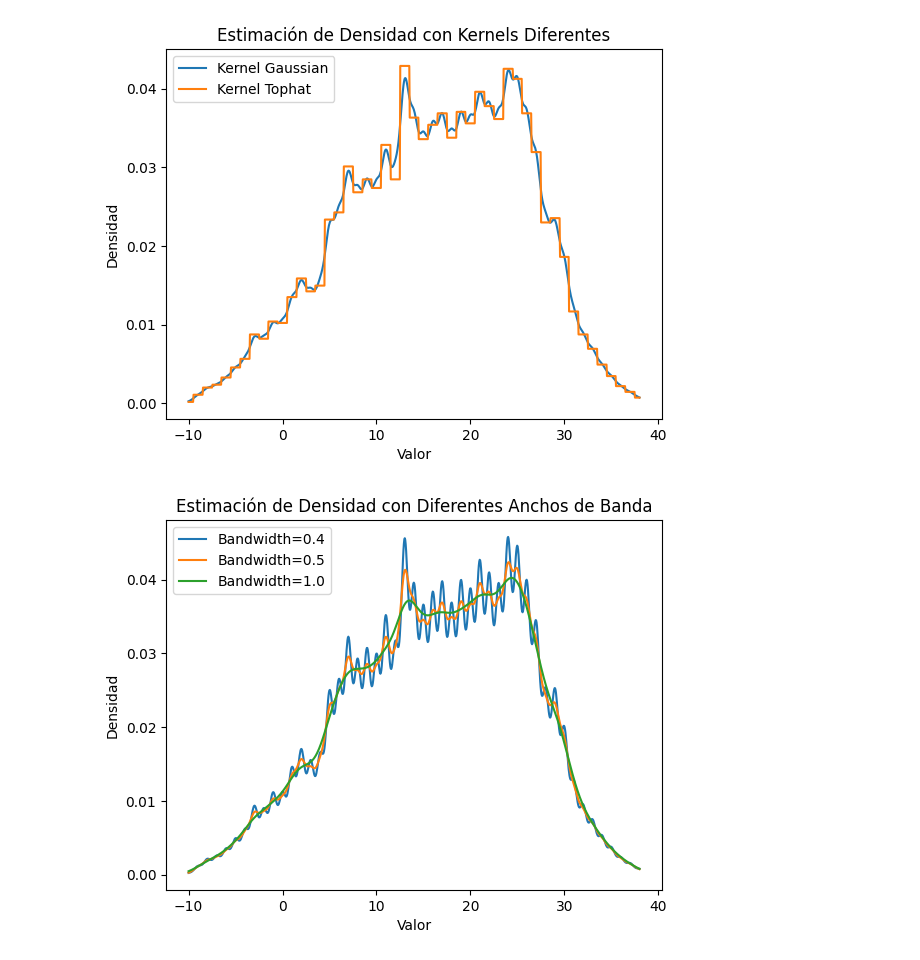
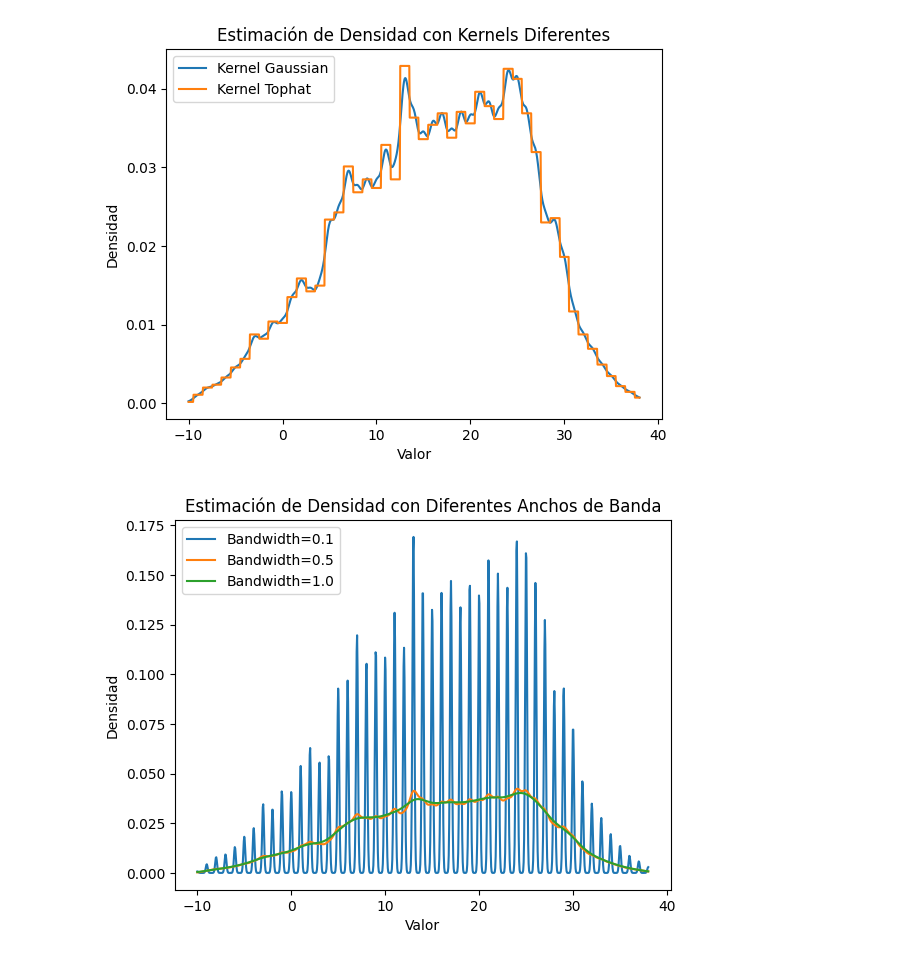
Before and after one commit to stijopa/ENP_Taller_2, a Jupyter notebook: Taller_2.ipynb, the cells around one changed output. Cells and saved outputs as stored; diff of their text form; code cells hidden in the pictures.

```diff
--- a/Taller_2.ipynb
+++ b/Taller_2.ipynb
@@ -83,19 +83,18 @@ plt.show()
 # %% [output]
 [figure]
 # %%
-bandwidths = [0.4, 0.5, 1.0]
+bandwidths = [0.1, 0.5, 1.0]
 
 # Estimar la densidad utilizando Kernel Density Estimation (KDE) con diferentes valores de bandwidth
 for bandwidth in bandwidths:
-    kde = KernelDensity(kernel='gaussian', bandwidth=bandwidth).fit(data[:, None])
-    log_dens = kde.score_samples(x[:, None])
+    kdeG = KernelDensity(kernel='gaussian', bandwidth=bandwidth).fit(data[:, None])
+    log_dens = kdeG.score_samples(x[:, None])
     plt.plot(x, np.exp(log_dens), label=f'Bandwidth={bandwidth}')
 
-# Visualización
 plt.title('Estimación de Densidad con Diferentes Anchos de Banda')
 plt.xlabel('Valor')
 plt.ylabel('Densidad')
 plt.legend()
 plt.show()
 # %% [output]
-[figure, old version]
+[figure, new version]
```
Also changed, not shown: parts of 18 cells of this notebook.
